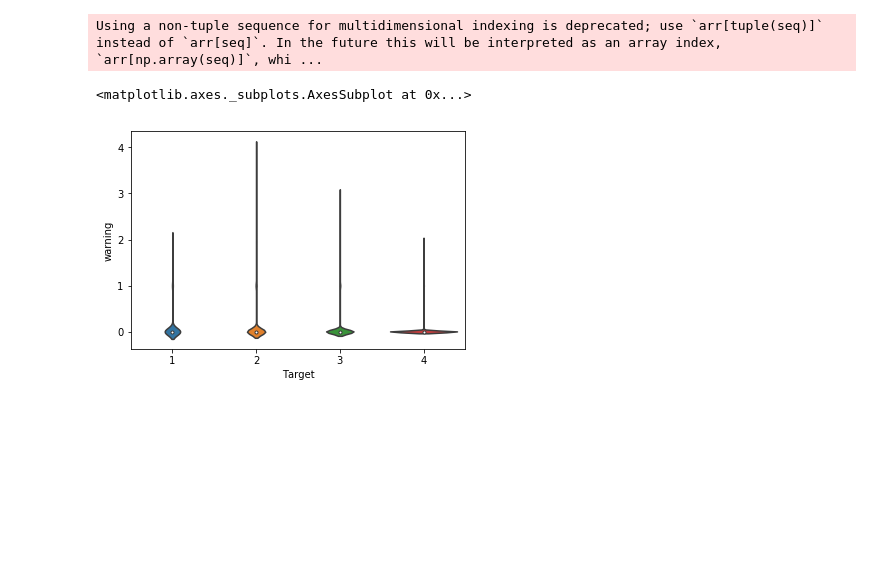
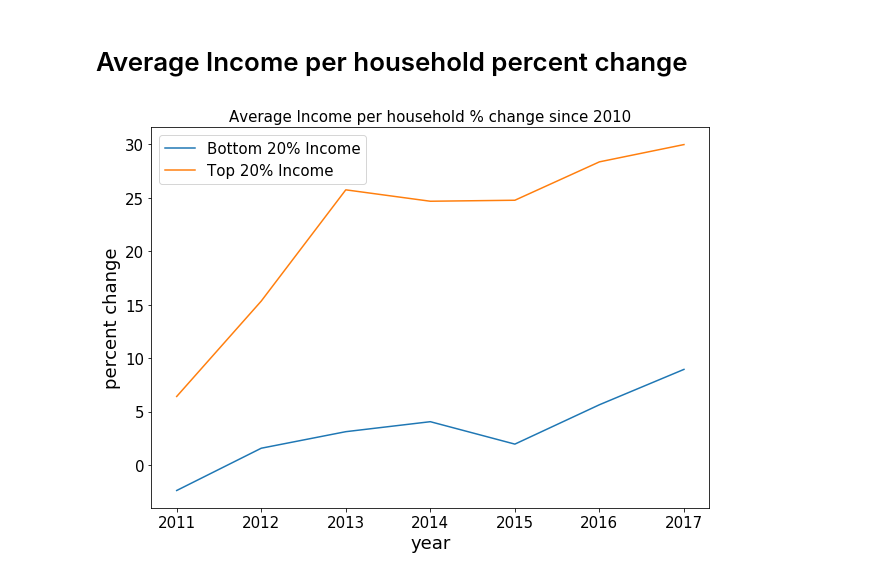
Before and after one commit to zhaomh1998/ece143, a Jupyter notebook: Final_Plots.ipynb, the cells around one changed output. Saved outputs shown, nothing was run; the diff lists cells and outputs as text; code cells hidden in the pictures; blank space fills up the shorter version.

Commit message:
generate final plots

```diff
--- a/Final_Plots.ipynb
+++ b/Final_Plots.ipynb
@@ -42,3 +30,16 @@ Start to load data...
+# %%
+# Matplotlib setting
+SMALL_SIZE = 15
+MEDIUM_SIZE = 18
+BIGGER_SIZE = 20
+
+plt.rc('font', size=SMALL_SIZE)          # controls default text sizes
+plt.rc('axes', titlesize=SMALL_SIZE)     # fontsize of the axes title
+plt.rc('axes', labelsize=MEDIUM_SIZE)    # fontsize of the x and y labels
+plt.rc('xtick', labelsize=SMALL_SIZE)    # fontsize of the tick labels
+plt.rc('ytick', labelsize=SMALL_SIZE)    # fontsize of the tick labels
+plt.rc('legend', fontsize=SMALL_SIZE)    # legend fontsize
+plt.rc('figure', titlesize=BIGGER_SIZE)  # fontsize of the figure title
 # %%
 grp = training.groupby('Target')
 g1 = grp.get_group(1)
@@ -86,12 +89,4 @@ fig = go.Figure(data=[t1, t2, t3, t4])#, layout=layout)
 py.iplot(fig)
 # %% [output]
 [interactive output not drawn]
-# %%
-warning_cols = ['pisonotiene', 'abastaguano', 'noelec', 'sanitario1', 'energcocinar1']
-training['warning'] = training[warning_cols].sum(axis=1)
-sns.violinplot(y='warning',x='Target',data=training)
-# %% [output]
-Using a non-tuple sequence for multidimensional indexing is deprecated; use `arr[tuple(seq)]` instead of `arr[seq]`. In the future this will be interpreted as an array index, `arr[np.array(seq)]`, whi ...
-<matplotlib.axes._subplots.AxesSubplot at 0x...>
-[figure, removed]
 # %%
@@ -106,0 +102,44 @@ def region_line_plot(df, col):
+# %% [markdown]
+# Average Income per household percent change
+# %%
+def get_region(df, region_col_name, regions_to_get):
+    """
+    Given a pandas DataFrame, get the <regions_to_get> from <region_col_name>. Return the result as a DataFrame
+    :param df: Pandas DataFrame to work on
+    :type df: Pandas DataFrame
+    :param region_col_name: Name of the column to get region from
+    :type region_col_name: str
+    :param regions_to_get: List of regions to get from df
+    :type regions_to_get: List of str
+    """
+    assert isinstance(df, pd.core.frame.DataFrame)
+    assert not df.empty
+    assert isinstance(region_col_name, str)
+    assert region_col_name in df.columns, f'{region_col_name} not in dataframe columns'
+    region_grp = df.groupby(region_col_name)
+    assert [region in region_grp.groups.keys() for region in regions_to_get], '{regions_to_get} not found in column {region_col_name}!'
+
+    region_df = pd.concat([region_grp.get_group(region_name) for region_name in regions_to_get])
+    assert not region_df.empty
+    return region_df
+
+average_income_household = get_region(hh_char, 'Category', ['Income per household', 'Average income per household',
+                                                           'Average total household income'])
+# average_income_household_person = get_region(hh_char, 'Category', ['Per capita income per household',
+#                                                                   'Average household income per capita'])
+average_income_household.loc[:,['Total', 'Quintil 1', 'Quintil 2', 'Quintil 3', 'Quintil 4', 'Quintil 5']] = average_income_household.loc[:,['Total', 'Quintil 1', 'Quintil 2', 'Quintil 3', 'Quintil 4', 'Quintil 5']].astype(float)
+# average_income_household_person.loc[:,['Total', 'Quintil 1', 'Quintil 2', 'Quintil 3', 'Quintil 4', 'Quintil 5']] = average_income_household_person.loc[:,['Total', 'Quintil 1', 'Quintil 2', 'Quintil 3', 'Quintil 4', 'Quintil 5']].astype(float)
+
+cr_avg_income_pct_change = get_region(average_income_household, 'region', ['Whole Costa Rica']).set_index('year').drop(['Category','region'],axis=1)
+for year in range(2011,2018):
+    cr_avg_income_pct_change.loc[year,:] = (cr_avg_income_pct_change.loc[year,:] / cr_avg_income_pct_change.loc[2010,:] - 1) * 100
+
+cr_avg_income_pct_change = cr_avg_income_pct_change.drop(2010)
+fig, ax = plt.subplots(figsize=(10,7))
+cr_avg_income_pct_change['Quintil 1'].plot.line(ax=ax)
+cr_avg_income_pct_change['Quintil 5'].plot.line(ax=ax)
+ax.set_title('Average Income per household % change since 2010')
+ax.legend(labels=['Bottom 20% Income', 'Top 20% Income'])
+ax.set_ylabel('percent change');
+# %% [output]
+[figure, added]
```
Also changed, not shown: parts of 6 cells of this notebook.
